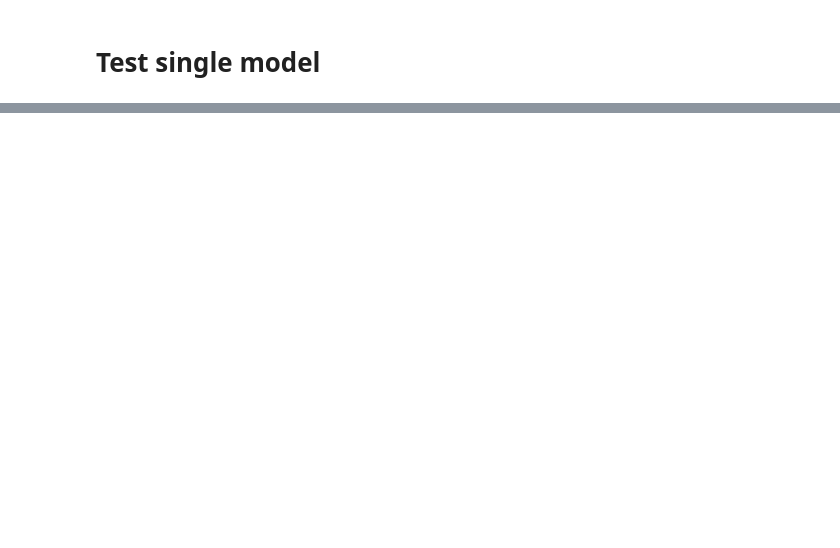
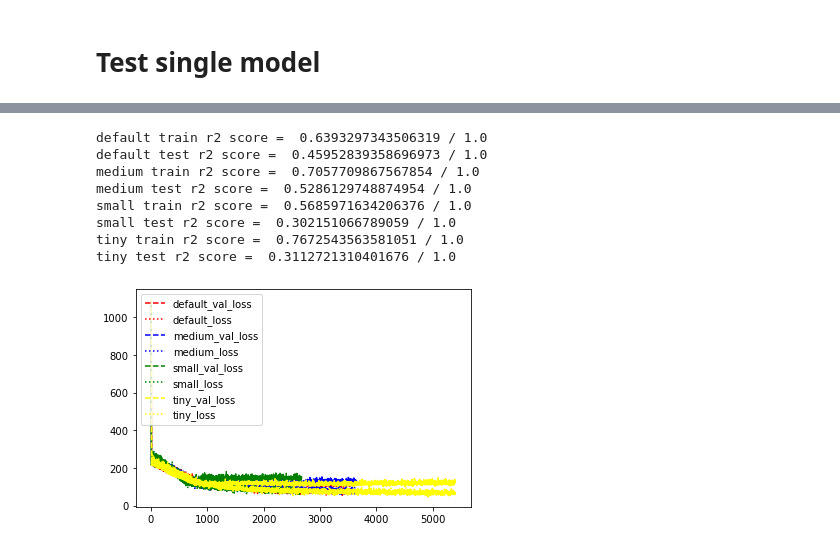
Before and after one commit to pvhau169/TomatoYieldEstimation, a Jupyter notebook: TomatoYieldPredict.ipynb, the cells around one changed output, grey strips where cells are left out. Drawn from its saved outputs; the diff is of its cells as text; code cells hidden in the pictures; blank space fills up the shorter version.

```diff
--- a/TomatoYieldPredict.ipynb
+++ b/TomatoYieldPredict.ipynb
@@ -566,0 +557,58 @@ tiny test r2 score =  0.24316955308407684 / 1.0
+# %%
+#drop out with early stop
+parameters = {}
+#Build Hypterparameter
+parameters['sizes'] = ['default', 'medium', 'small', 'tiny']
+# parameters['sizes'] = ['default']
+parameters['shapes'] = [[64, 64, 64], [64, 64, 64, 64], [64,64, 64, 64, 64], [64, 64, 64]]
+# parameters['shapes'] = [[16,16]]
+parameters['drop_out'] = True
+parameters['regularizer_l1'] = None
+parameters['regularizer_l2'] = None
+parameters['kernel_initializer'] = 'he_uniform'
+parameters['drop_out_rate'] = 0.01
+
+#Compile Hyperparameter
+parameters['optimizer'] = 'adam'
+#optimizer = keras.optimizers.RMSprop(0.001)
+parameters['loss'] = 'mse'
+#loss = 'mae'
+parameters['metrics'] = ['mse']
+
+#Callback Hyperparameter
+parameters['monitor'] = 'val_loss'
+parameters['min_delta'] = 0.0001
+parameters['patience'] = 2000
+parameters['mode'] = 'min'
+parameters['verbose'] = 0
+parameters['restore_best_weights'] = True
+parameters['early_stopping'] = EarlyStopping(monitor=parameters['monitor'], min_delta=parameters['min_delta'], patience=parameters['patience'], mode=parameters['mode'], verbose=parameters['verbose'] , restore_best_weights = parameters['restore_best_weights'])
+# parameters['early_stopping'] = None
+
+#Train Hyperparameter
+parameters['epochs'] = 20000
+parameters['validation_split'] = 0.2
+
+data_parameters = {}
+data_parameters['normalization'] = True
+data_parameters['std'] = 10
+data_parameters['date_chosen'] = '2-28-2016'
+data_parameters['grnn'] = True
+data_parameters['interval_day'] = 10
+data_parameters['limit_day'] = 80
+# data_parameters['grnn'] = False
+
+#data Type
+data_func = tomatoYieldData
+
+process(parameters, data_parameters, data_func)
+# %% [output]
+default train r2 score =  0.6393297343506319 / 1.0
+default test r2 score =  0.45952839358696973 / 1.0
+medium train r2 score =  0.7057709867567854 / 1.0
+medium test r2 score =  0.5286129748874954 / 1.0
+small train r2 score =  0.5685971634206376 / 1.0
+small test r2 score =  0.302151066789059 / 1.0
+tiny train r2 score =  0.7672543563581051 / 1.0
+tiny test r2 score =  0.3112721310401676 / 1.0
+[figure, added]
```
Also changed, not shown: parts of 25 cells of this notebook, 1 other file.
